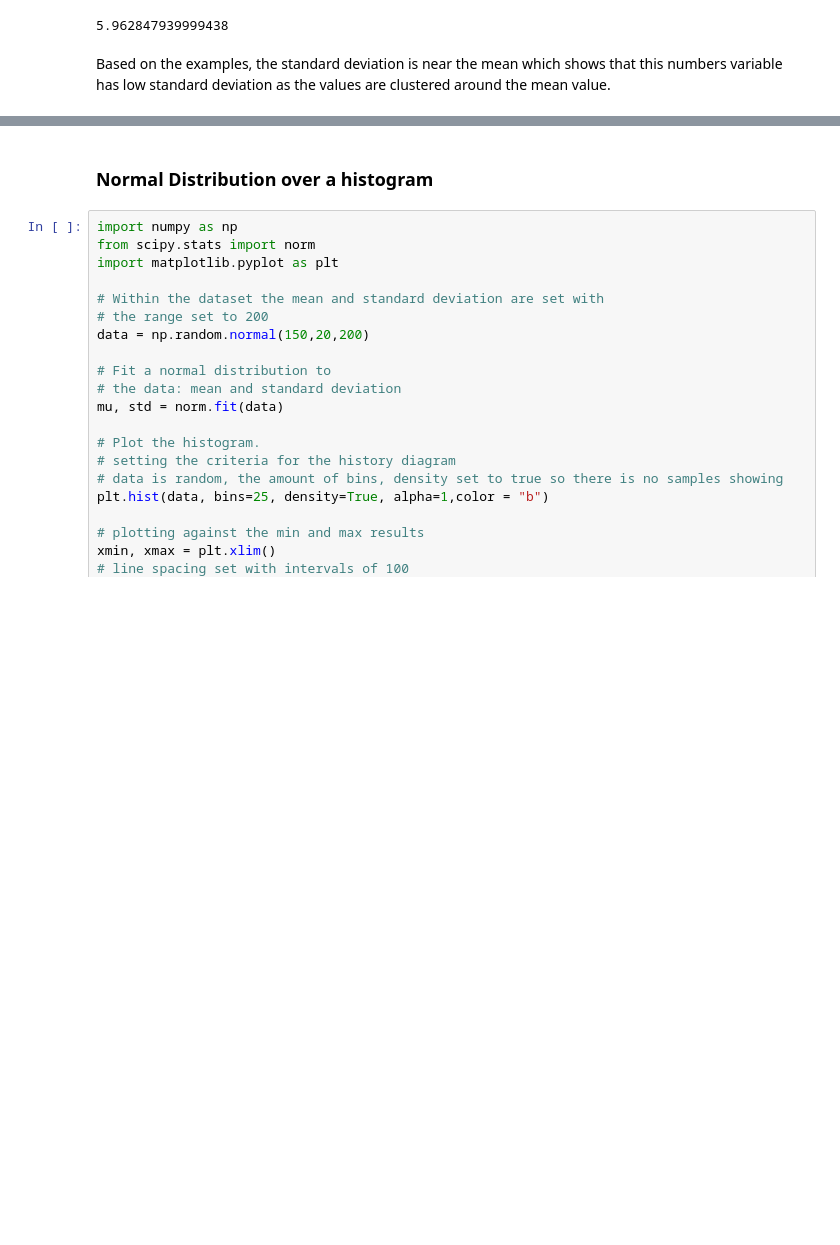
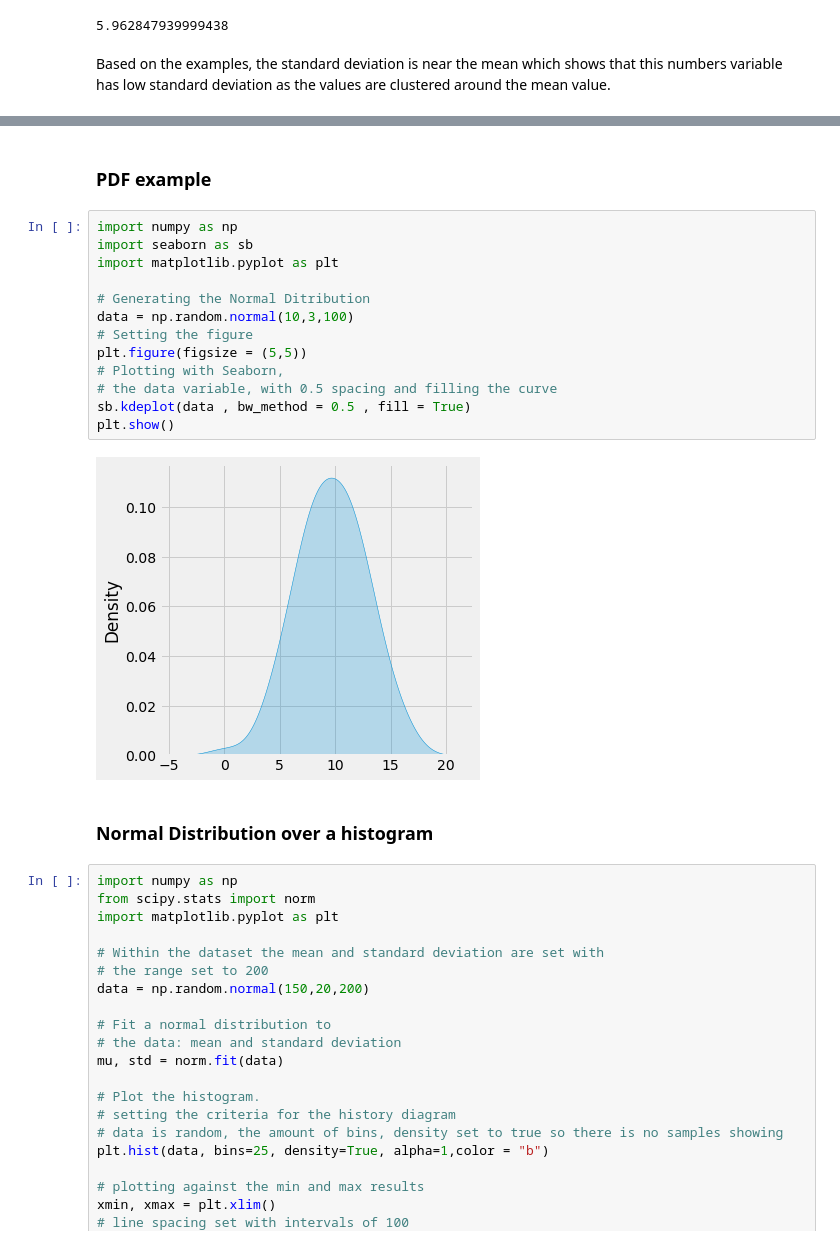
Before and after one commit to G00232918/funddata-assessment, a Jupyter notebook: Normal_Distribution_Assessment/Normal Distribution.ipynb, the cells around one changed output, grey strips where cells are left out. Cells and saved outputs as stored; diff of their text form; blank space fills up the shorter version.

```diff
--- a/Normal_Distribution_Assessment/Normal Distribution.ipynb
+++ b/Normal_Distribution_Assessment/Normal Distribution.ipynb
@@ -29,3 +35,20 @@ Normal Distribution in society really matters as it is common practice to analys
+# %% [markdown]
+### PDF example
+# %%
+import numpy as np
+import seaborn as sb
+import matplotlib.pyplot as plt
+
+# Generating the Normal Ditribution
+data = np.random.normal(10,3,100)
+# Setting the figure
+plt.figure(figsize = (5,5))
+# Plotting with Seaborn,
+# the data variable, with 0.5 spacing and filling the curve
+sb.kdeplot(data , bw_method = 0.5 , fill = True)
+plt.show()
+# %% [output]
+[figure, added]
 # %% [markdown]
 ### Normal Distribution over a histogram
 # %%
```
Also changed, not shown: parts of 5 cells of this notebook, 1 other file.
